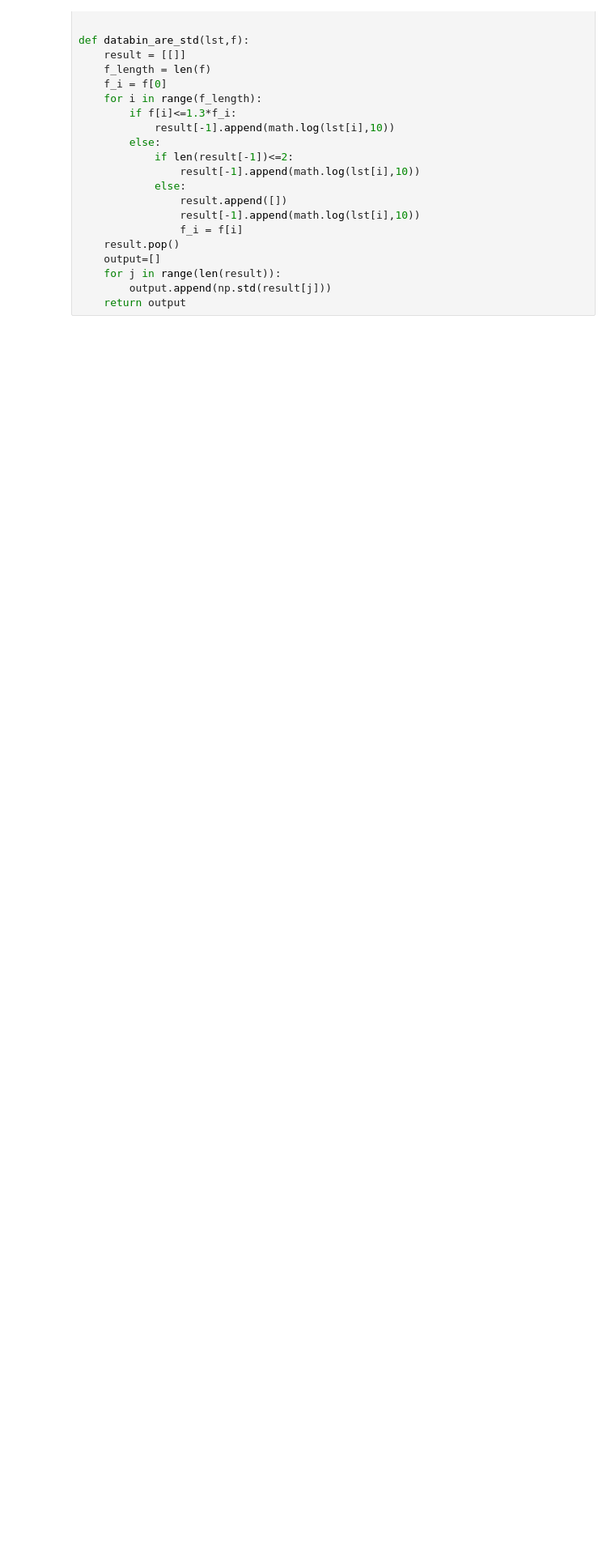
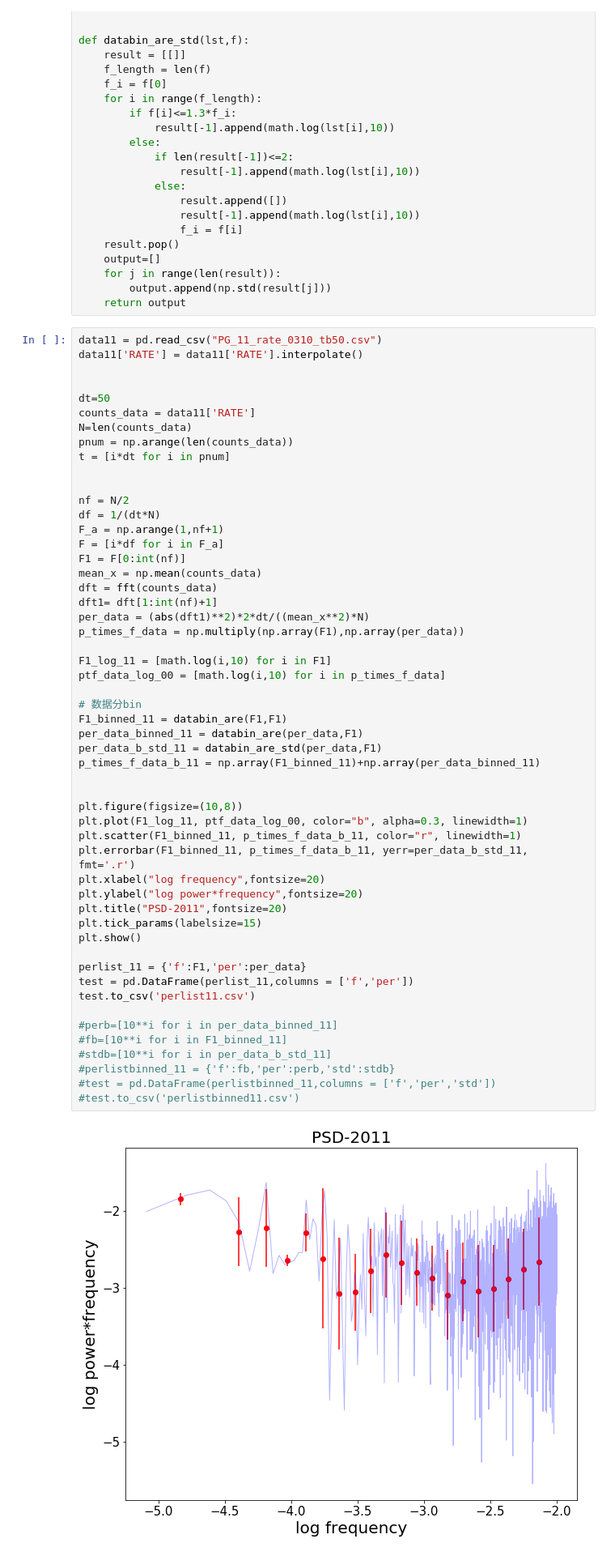
Before and after one commit to Ylllllax/Graduation-thesis-work-2019, a Jupyter notebook: PG1244+026/PSD PG1244+026.ipynb, the cells around one changed output. Shown at 81% size. Cells and saved outputs as stored; diff of their text form; blank space fills up the shorter version.

```diff
--- a/PG1244+026/PSD PG1244+026.ipynb
+++ b/PG1244+026/PSD PG1244+026.ipynb
@@ -82,6 +82,61 @@ def databin_are_std(lst,f):
     for j in range(len(result)):
         output.append(np.std(result[j]))
     return output
+# %%
+data11 = pd.read_csv("PG_11_rate_0310_tb50.csv")
+data11['RATE'] = data11['RATE'].interpolate()
+
+
+dt=50
+counts_data = data11['RATE']
+N=len(counts_data)
+pnum = np.arange(len(counts_data))
+t = [i*dt for i in pnum]
+
+
+nf = N/2
+df = 1/(dt*N)
+F_a = np.arange(1,nf+1)
+F = [i*df for i in F_a]
+F1 = F[0:int(nf)]
+mean_x = np.mean(counts_data)
+dft = fft(counts_data)
+dft1= dft[1:int(nf)+1]
+per_data = (abs(dft1)**2)*2*dt/((mean_x**2)*N)
+p_times_f_data = np.multiply(np.array(F1),np.array(per_data))
+
+F1_log_11 = [math.log(i,10) for i in F1]
+ptf_data_log_00 = [math.log(i,10) for i in p_times_f_data]
+
+# 数据分bin
+F1_binned_11 = databin_are(F1,F1)
+per_data_binned_11 = databin_are(per_data,F1)
+per_data_b_std_11 = databin_are_std(per_data,F1)
+p_times_f_data_b_11 = np.array(F1_binned_11)+np.array(per_data_binned_11)
+
+
+plt.figure(figsize=(10,8))
+plt.plot(F1_log_11, ptf_data_log_00, color="b", alpha=0.3, linewidth=1)
+plt.scatter(F1_binned_11, p_times_f_data_b_11, color="r", linewidth=1)
+plt.errorbar(F1_binned_11, p_times_f_data_b_11, yerr=per_data_b_std_11, fmt='.r')
+plt.xlabel("log frequency",fontsize=20)
+plt.ylabel("log power*frequency",fontsize=20)
+plt.title("PSD-2011",fontsize=20)
+plt.tick_params(labelsize=15)
+plt.show()
+
+perlist_11 = {'f':F1,'per':per_data}
+test = pd.DataFrame(perlist_11,columns = ['f','per'])
+test.to_csv('perlist11.csv')
+
+#perb=[10**i for i in per_data_binned_11]
+#fb=[10**i for i in F1_binned_11]
+#stdb=[10**i for i in per_data_b_std_11]
+#perlistbinned_11 = {'f':fb,'per':perb,'std':stdb}
+#test = pd.DataFrame(perlistbinned_11,columns = ['f','per','std'])
+#test.to_csv('perlistbinned11.csv')
+# %% [output]
+[figure, added]
 # %%
 data142 = pd.read_csv("PG_142_rate_0310_tb50_sel.csv")
 data142['RATE'] = data142['RATE'].interpolate()
```
Also changed, not shown: parts of 1 cell of this notebook, 2 other files.
